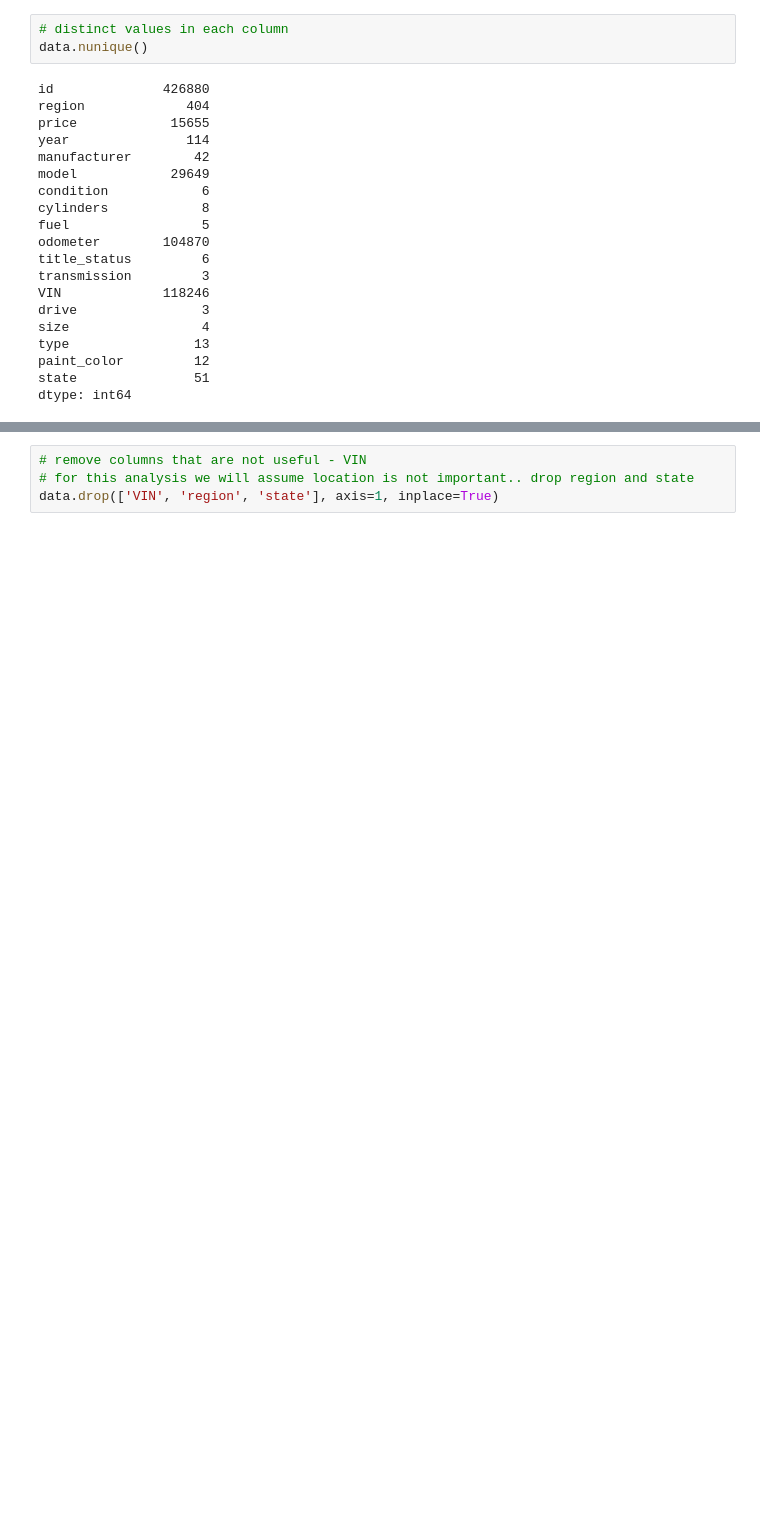
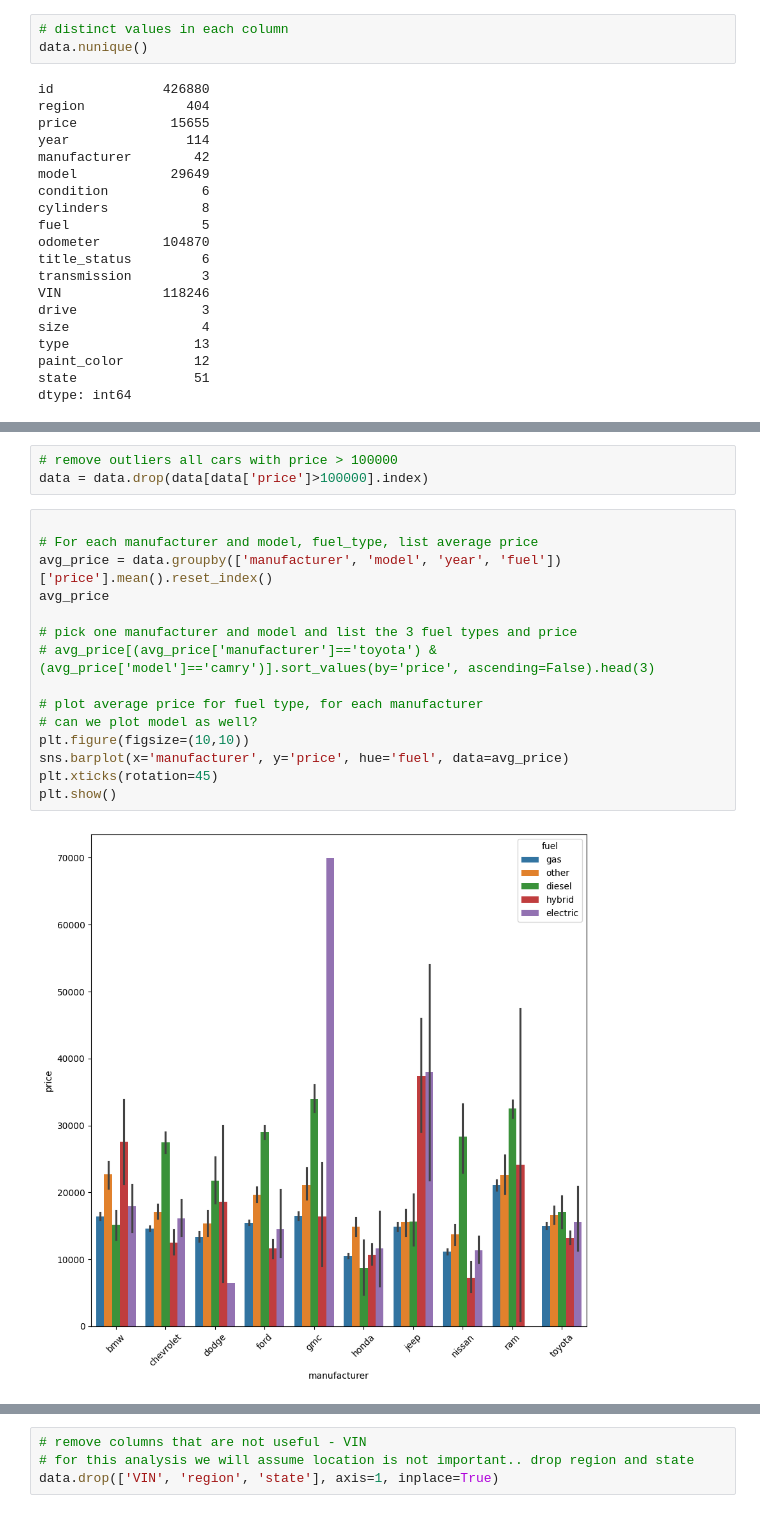
Before and after one commit to gprlearn/UsedCarPrices, a Jupyter notebook: usedcarprices.ipynb, the cells around one changed output, grey strips where cells are left out. Cells and saved outputs as stored; diff of their text form; blank space fills up the shorter version.

```diff
--- a/usedcarprices.ipynb
+++ b/usedcarprices.ipynb
@@ -87,0 +99,20 @@ dtype: int64
+# %%
+# remove outliers all cars with price > 100000
+data = data.drop(data[data['price']>100000].index)
+# %%
+
+# For each manufacturer and model, fuel_type, list average price
+avg_price = data.groupby(['manufacturer', 'model', 'year', 'fuel'])['price'].mean().reset_index()
+avg_price
+
+# pick one manufacturer and model and list the 3 fuel types and price
+# avg_price[(avg_price['manufacturer']=='toyota') & (avg_price['model']=='camry')].sort_values(by='price', ascending=False).head(3)
+
+# plot average price for fuel type, for each manufacturer
+# can we plot model as well?
+plt.figure(figsize=(10,10))
+sns.barplot(x='manufacturer', y='price', hue='fuel', data=avg_price)
+plt.xticks(rotation=45)
+plt.show()
+# %% [output]
+[figure, added]
```
Also changed, not shown: parts of 55 cells of this notebook.
